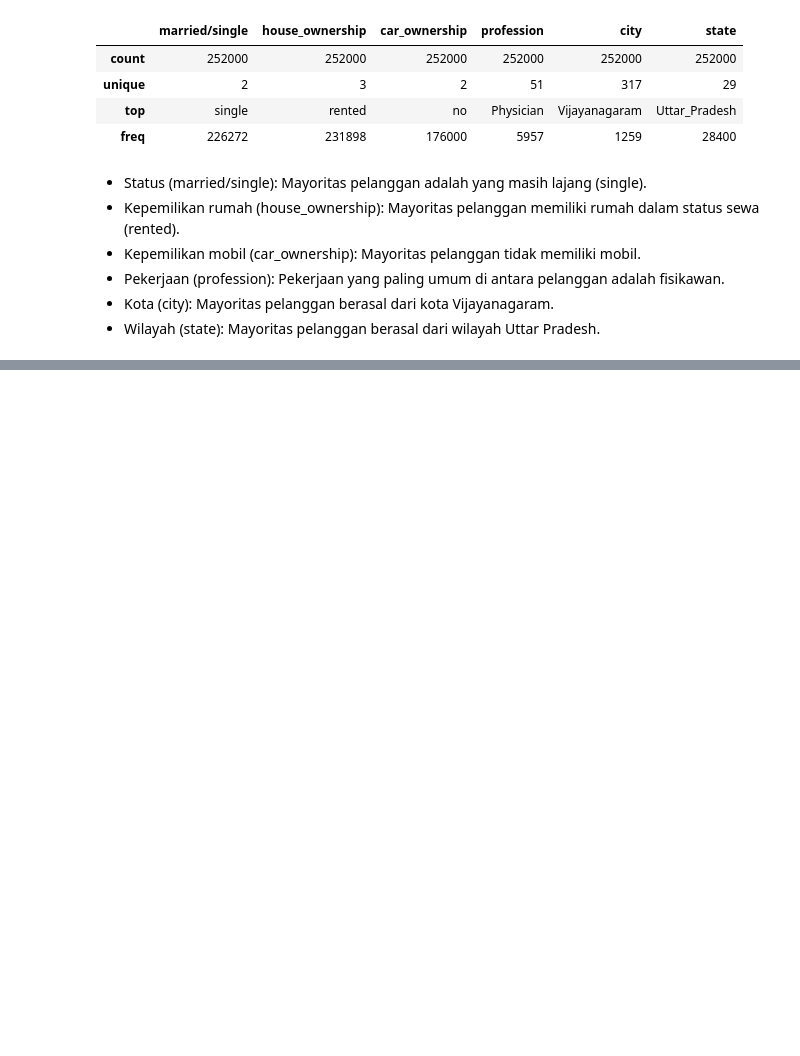
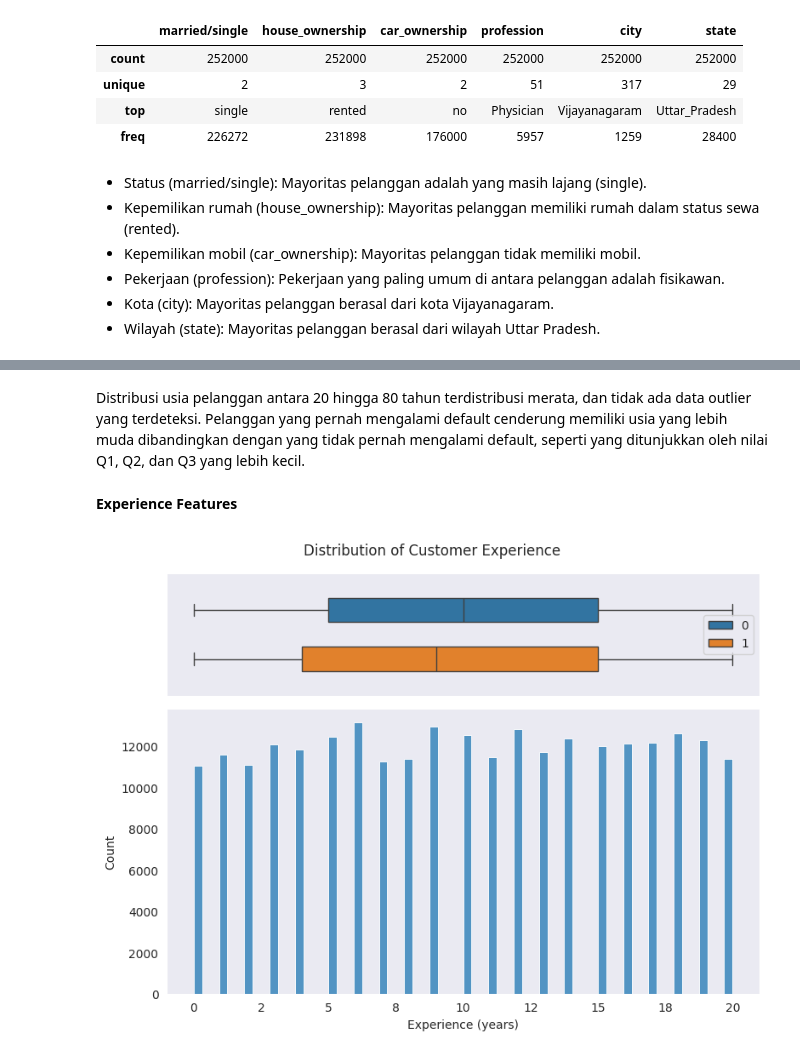
Before and after one commit to mfathul21/loan-prediction, a Jupyter notebook: Loan_Prediction_Based_on_Customers_Behaviour.ipynb, the cells around one changed output, grey strips where cells are left out. Cells and saved outputs as stored; diff of their text form; code cells hidden in the pictures; blank space fills up the shorter version.

```diff
--- a/Loan_Prediction_Based_on_Customers_Behaviour.ipynb
+++ b/Loan_Prediction_Based_on_Customers_Behaviour.ipynb
@@ -308,0 +279,20 @@ plt.show()
+# %% [markdown]
+Distribusi usia pelanggan antara 20 hingga 80 tahun terdistribusi merata, dan tidak ada data outlier yang terdeteksi. Pelanggan yang pernah mengalami default cenderung memiliki usia yang lebih muda dibandingkan dengan yang tidak pernah mengalami default, seperti yang ditunjukkan oleh nilai Q1, Q2, dan Q3 yang lebih kecil.
+# %% [markdown]
+**Experience Features**
+# %%
+fig, ax = plt.subplots(nrows=2, ncols=1,
+                       sharex=True, height_ratios=[0.3, 0.7],
+                       figsize=(8,6))
+
+sns.boxplot(x='experience', hue='risk_flag', width=0.8, gap=0.5, data=df, ax=ax[0])
+sns.histplot(x='experience', data=df, ax=ax[1])
+ax[1].xaxis.set_major_formatter(formatter)
+ax[1].set_xlabel('Experience (years)')
+
+ax[0].legend(loc='center right')
+plt.suptitle('Distribution of Customer Experience')
+plt.tight_layout()
+plt.show()
+# %% [output]
+[figure, added]
```
Also changed, not shown: parts of 99 cells of this notebook.
